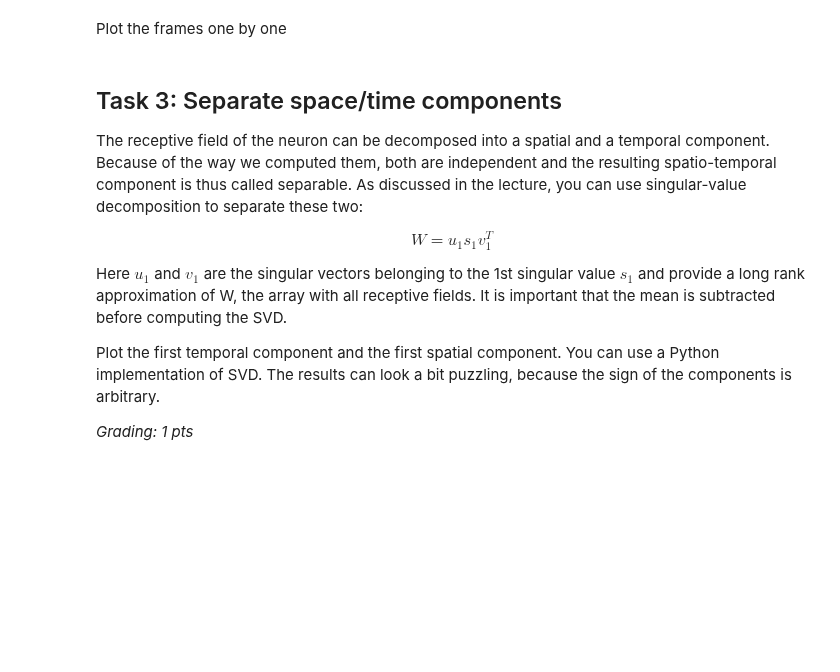
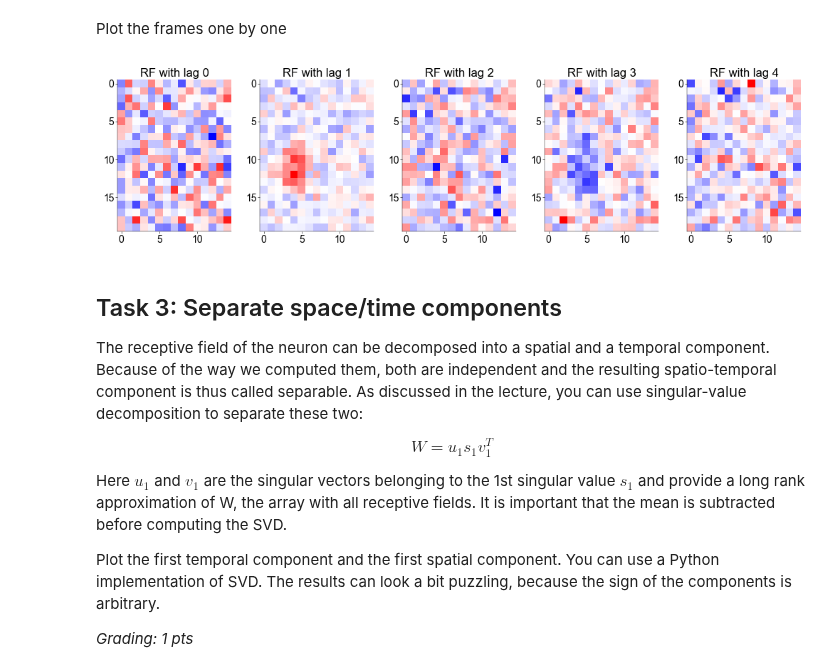
Before and after one commit to H-Kugler/neural-data-science, a Jupyter notebook: notebooks/CodingLab5_harri.ipynb, the cells around one changed output. Drawn from its saved outputs; the diff is of its cells as text; code cells hidden in the pictures; blank space fills up the shorter version.

```diff
--- a/notebooks/CodingLab5_harri.ipynb
+++ b/notebooks/CodingLab5_harri.ipynb
@@ -317,3 +313,7 @@ Create vector of spike counts
 # Bin the spike counts at the same temporal
 # resolution as the stimulus (0.5 pts)
 # ------------------------------------------
+
+# Compute the spike counts in each time bin
+spike_counts, _ = np.histogram(t, bins=trigger)
+spike_counts.shape, s.shape
@@ -331,19 +333,41 @@ Fit receptive field for each frame separately
 # ------------------------------------------
 
 # specify the time lags
-delta = [0, 1, 2, 3, 4]
+deltas = [0, 1, 2, 3, 4]
 
-# fit for each delay
+# initialize the receptive field
+w_hat = np.zeros((s.shape[0], len(deltas)))
+
+# initialize a receptive field with random values
+w0 = np.random.randint(2,size=300).flatten()*0.001
+
+for i, delta in enumerate(deltas):
+        shortened_s = s[:,:-delta] if delta != 0 else s
+        lagged_counts = spike_counts[delta:]
+        w_hat[:,i] = opt.minimize(
+                negloglike_lnp,
+                x0 = w0,
+                args = (lagged_counts, shortened_s),
+                method = 'CG',
+                jac = True
+        ).x
 # %% [markdown]
 Plot the frames one by one
 # %%
 # insert your code here
 
 # --------------------------------------------
 # Plot all 5 frames of the fitted RFs (0.5 pt)
 # --------------------------------------------
 
-fig, ax = plt.subplot_mosaic(mosaic=[delta], figsize=(10,4), constrained_layout=True)
+fig, ax = plt.subplot_mosaic(mosaic=[deltas], figsize=(10,4), constrained_layout=True)
+
+for i, delta in enumerate(deltas):
+    vlim = np.max(np.abs(w_hat[:,i]))
+    ax[i].imshow(w_hat[:,i].reshape((20, 15)), cmap='bwr', vmin=-vlim, vmax=vlim)
+    ax[i].set_title(f'RF with lag {delta}')
+# %% [output]
+[figure, added]
 # %% [markdown]
 ## Task 3: Separate space/time components
 
```
Also changed, not shown: parts of 11 cells of this notebook.
